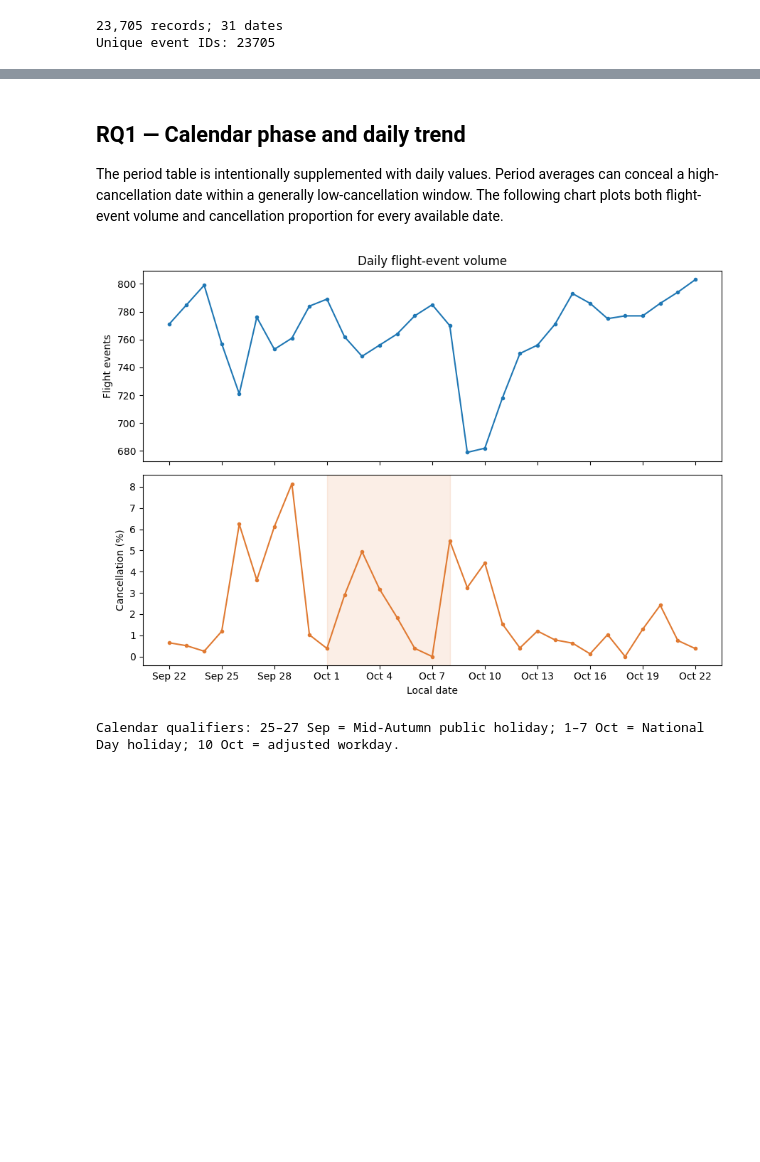
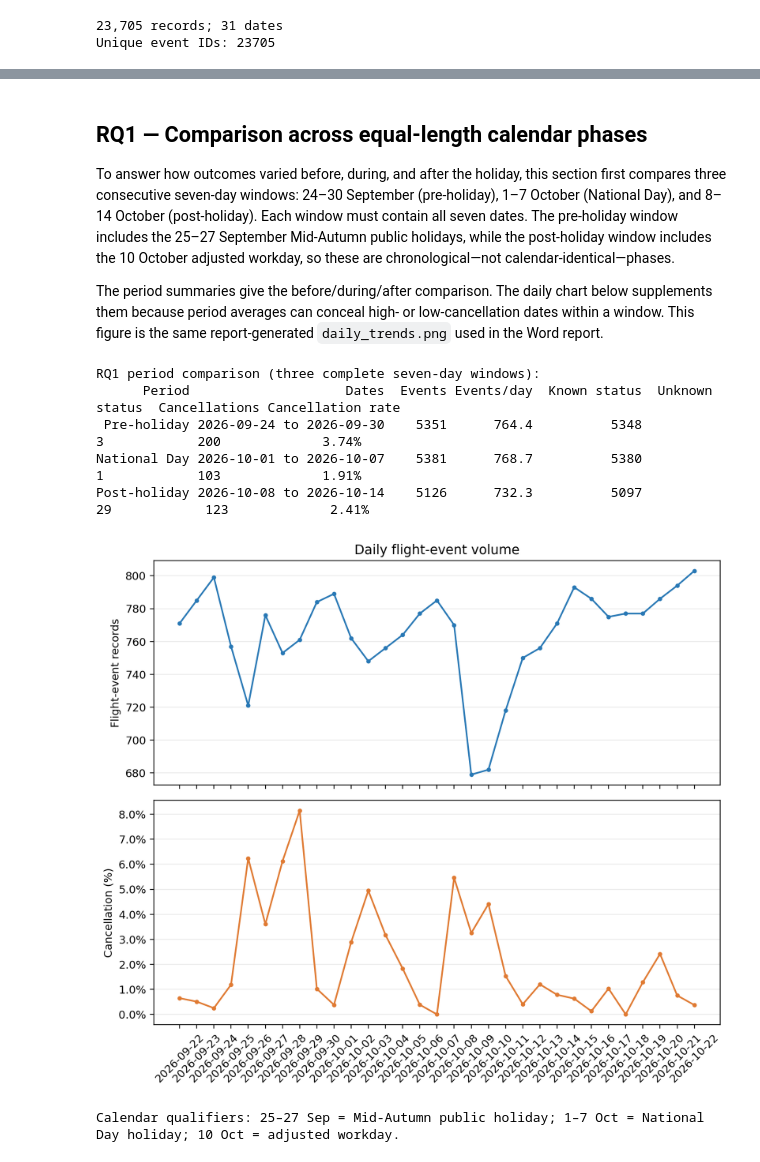
Before and after one commit to Yanzi23377/SHA-flight-data, a Jupyter notebook: final_project_word/sha_national_day_final_executed.ipynb, the cells around one changed output, grey strips where cells are left out. Saved outputs shown, nothing was run; the diff lists cells and outputs as text; code cells hidden in the pictures; blank space fills up the shorter version.

```diff
--- a/final_project_word/sha_national_day_final_executed.ipynb
+++ b/final_project_word/sha_national_day_final_executed.ipynb
@@ -66,27 +63,49 @@ Post-holiday 2026-10-08 2026-10-14 {'events': 5126, 'known': 5097, 'unknown': 29
 # %% [markdown]
-## RQ1 — Calendar phase and daily trend
+## RQ1 — Comparison across equal-length calendar phases
 
-The period table is intentionally supplemented with daily values. Period averages can conceal a high-cancellation date within a generally low-cancellation window. The following chart plots both flight-event volume and cancellation proportion for every available date.
+To answer how outcomes varied before, during, and after the holiday, this section first compares three consecutive seven-day windows: 24–30 September (pre-holiday), 1–7 October (National Day), and 8–14 October (post-holiday). Each window must contain all seven dates. The pre-holiday window includes the 25–27 September Mid-Autumn public holidays, while the post-holiday window includes the 10 October adjusted workday, so these are chronological—not calendar-identical—phases.
+
+The period summaries give the before/during/after comparison. The daily chart below supplements them because period averages can conceal high- or low-cancellation dates within a window. This figure is the same report-generated `daily_trends.png` used in the Word report.
 # %%
-import matplotlib.pyplot as plt
-from matplotlib.dates import DayLocator, DateFormatter
-from collections import defaultdict
-by_date=defaultdict(list)
-for r in rows: by_date[r['_date']].append(r)
-daily=[(d,summarize(rs)) for d,rs in sorted(by_date.items())]
-fig,ax=plt.subplots(2,1,figsize=(9,6.5),sharex=True)
-dates=[d for d,_ in daily]
-ax[0].plot(dates,[s['events'] for d,s in daily],marker='o',ms=3)
-ax[0].set_ylabel('Flight events'); ax[0].set_title('Daily flight-event volume')
-ax[1].plot(dates,[s['cancellation_pct'] for d,s in daily],marker='o',ms=3,color='#e07a32')
-ax[1].axvspan(holiday, holiday+timedelta(days=7), color='#e07a32', alpha=.12)
-ax[1].set_ylabel('Cancellation (%)'); ax[1].set_xlabel('Local date')
-ax[1].xaxis.set_major_locator(DayLocator(interval=3)); ax[1].xaxis.set_major_formatter(DateFormatter('%b %-d'))
-fig.tight_layout(); plt.show()
+holiday = date(2026,10,1)
+periods = [('Pre-holiday', holiday-timedelta(days=7), holiday-timedelta(days=1)),
+           ('National Day', holiday, holiday+timedelta(days=6)),
+           ('Post-holiday', holiday+timedelta(days=7), holiday+timedelta(days=13))]
+period_rows = []
+for label,start,end in periods:
+    subset=df.loc[df['_date'].between(start, end)]
+    if subset['_date'].nunique() != 7:
+        raise ValueError(f'{label} period must contain all 7 dates: {start} to {end}')
+    summary=summarize(subset)
+    period_rows.append({
+        'Period': label,
+        'Dates': f'{start} to {end}',
+        'Events': summary['events'],
+        'Events/day': len(subset)/7,
+        'Known status': summary['known'],
+        'Unknown status': summary['unknown'],
+        'Cancellations': summary['cancelled'],
+        'Cancellation rate': summary['cancellation_pct'],
+    })
+period_summary = pd.DataFrame(period_rows)
+print('RQ1 period comparison (three complete seven-day windows):')
+print(period_summary.to_string(index=False, formatters={
+    'Events/day': '{:.1f}'.format,
+    'Cancellation rate': '{:.2f}%'.format,
+}))
+
+by_date = {d: group for d, group in df.groupby('_date', sort=True)}
+daily = [(d, summarize(group)) for d, group in by_date.items()]
+display(Image(filename=str(FIG / 'daily_trends.png')))
 print('Calendar qualifiers: 25–27 Sep = Mid-Autumn public holiday; 1–7 Oct = National Day holiday; 10 Oct = adjusted workday.')
 # %% [output]
+RQ1 period comparison (three complete seven-day windows):
+      Period                    Dates  Events Events/day  Known status  Unknown status  Cancellations Cancellation rate
+ Pre-holiday 2026-09-24 to 2026-09-30    5351      764.4          5348               3            200             3.74%
+National Day 2026-10-01 to 2026-10-07    5381      768.7          5380               1            103             1.91%
+Post-holiday 2026-10-08 to 2026-10-14    5126      732.3          5097              29            123             2.41%
-[figure, old version]
+[figure, new version]
-Calendar qualifiers: 25–27 Sep = Mid-Autumn public holiday; 1–7 Oct = National Day holiday; 10 Oct = adjusted workday.
+Calendar qualifiers: 25–27 Sep = Mid-Autumn public holiday; 1–7 Oct = National Day holiday; 10 Oct = adjusted workday.
 # %% [markdown]
 ## RQ2 — Concentration on dates and hours
 
```
Also changed, not shown: parts of 11 cells of this notebook, 50 other files.
